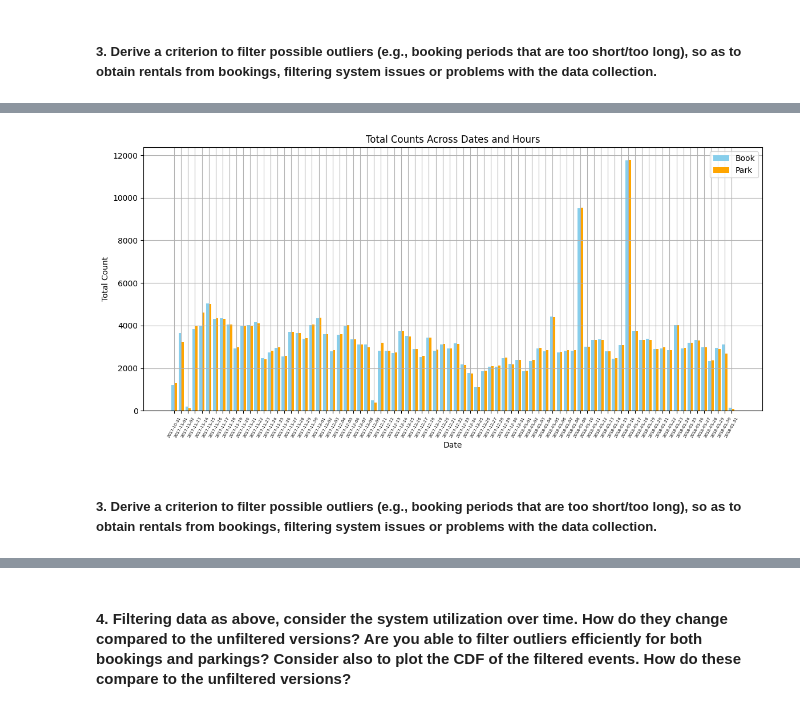
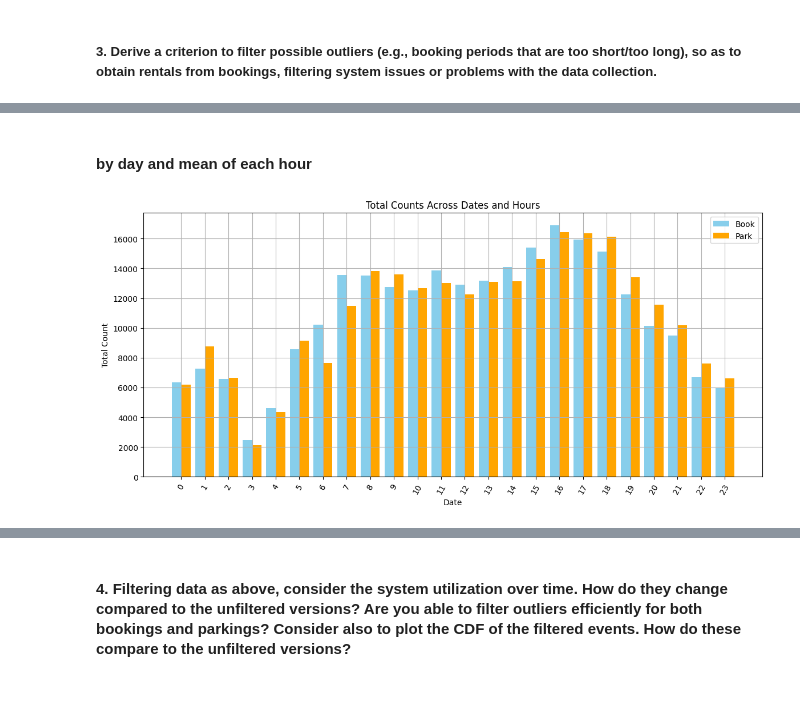
Before and after one commit to A-M-Alizadeh/MobilityLabs, a Jupyter notebook: Lab1.ipynb, the cells around one changed output, grey strips where cells are left out. Saved outputs shown, nothing was run; the diff lists cells and outputs as text; code cells hidden in the pictures.

```diff
--- a/Lab1.ipynb
+++ b/Lab1.ipynb
@@ -540,3 +708,5 @@ plt.show()
+# %% [markdown]
+#### by day and mean of each hour
 # %%
 from datetime import datetime, timedelta
 def oopsPipeline(city,start_unix_time,end_unix_time):
@@ -580,16 +750,11 @@ def oopsPipeline(city,start_unix_time,end_unix_time):
         }
     },
     {
-        '$sort': {
-            '_id': 1,
-        }
-    },
-    {
-        '$group': {
-            '_id': '$_id.date',
-            'total_count': {
-                '$sum': '$total_count'
-            },
+        '$group':{
+            '_id': {'hour': '$_id.hour'},
+            'total_per_hour': {
+                    '$sum': '$total_count'
+                    }
         }
     },
     {
@@ -602,56 +767,29 @@ def oopsPipeline(city,start_unix_time,end_unix_time):
 # %%
 book_total = list(permenant_booking.aggregate(oopsPipeline('Seattle',start_unix_time,end_unix_time)))
 park_total = list(permenant_parking.aggregate(oopsPipeline('Seattle',start_unix_time,end_unix_time)))
 
 flattened_data = []
 for entry in book_total:
-    date = entry['_id']
-    flattened_data.append({
-        'date': date,
-        'total_count': entry['total_count']
-    })
-all_dates =[]
-all_values = []
-for entry in flattened_data:
-    current_date = datetime.strptime(entry['date'], '%Y-%m-%d')
-    all_dates.append(current_date)
-    all_values.append(entry['total_count'])
-# print(all_dates)
-# print(all_values)
-#-------------------------------------------------
+    flattened_data.append(entry['total_per_hour'])
+
 flattened_park_data = []
 for entry in park_total:
-    date = entry['_id']
-    flattened_park_data.append({
-        'date': date,
-        'total_count': entry['total_count']
-    })
-park_all_dates =[]
-park_all_values = []
-for entry in flattened_park_data:
-    current_date = datetime.strptime(entry['date'], '%Y-%m-%d')
-    park_all_dates.append(current_date)
-    park_all_values.append(entry['total_count'])
-# print(all_dates)
-# print(all_values)
+    flattened_park_data.append(entry['total_per_hour'])
 #-------------------------------------------------
-unique_dates = sorted(set(date.date() for date in all_dates))
 
 # Set the width of the bars
 bar_width = 0.40
-x_positions = np.arange(len(unique_dates))
+x_positions = np.arange(24)
 
 plt.figure(figsize=(14, 6))
-plt.bar(x_positions - bar_width/2, all_values, bar_width, label='Book', color='skyblue')
-plt.bar(x_positions + bar_width/2, park_all_values, bar_width, label='Park', color='orange')
+plt.bar(x_positions - bar_width/2, flattened_data, bar_width, label='Book', color='skyblue')
+plt.bar(x_positions + bar_width/2, flattened_park_data, bar_width, label='Park', color='orange')
 plt.xlabel('Date')
 plt.ylabel('Total Count')
 plt.legend()
 plt.title('Total Counts Across Dates and Hours')
 plt.grid(True)
-plt.xticks(x_positions,unique_dates,rotation=60, fontsize=5)
+plt.xticks(x_positions,range(0,24),rotation=60, fontsize=10)
 plt.show()
 # %% [output]
-[figure, old version]
+[figure, new version]
-# %% [markdown]
-##### 3. Derive a criterion to filter possible outliers (e.g., booking periods that are too short/too long), so as to obtain rentals from bookings, filtering system issues or problems with the data collection.
```
Also changed, not shown: parts of 4 cells of this notebook, 1 other file.
